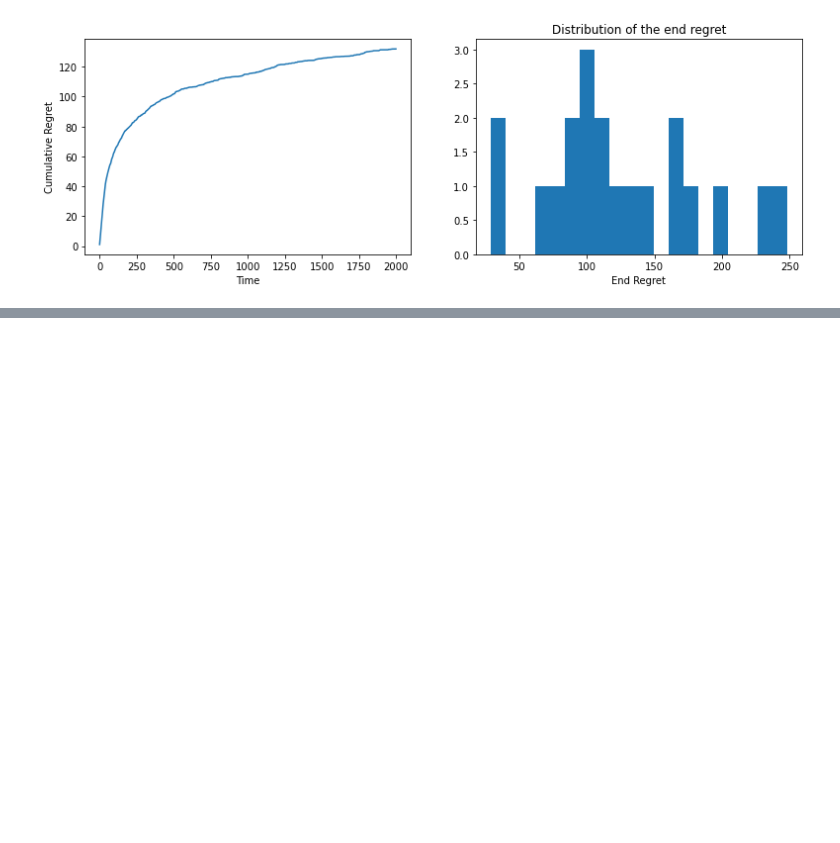
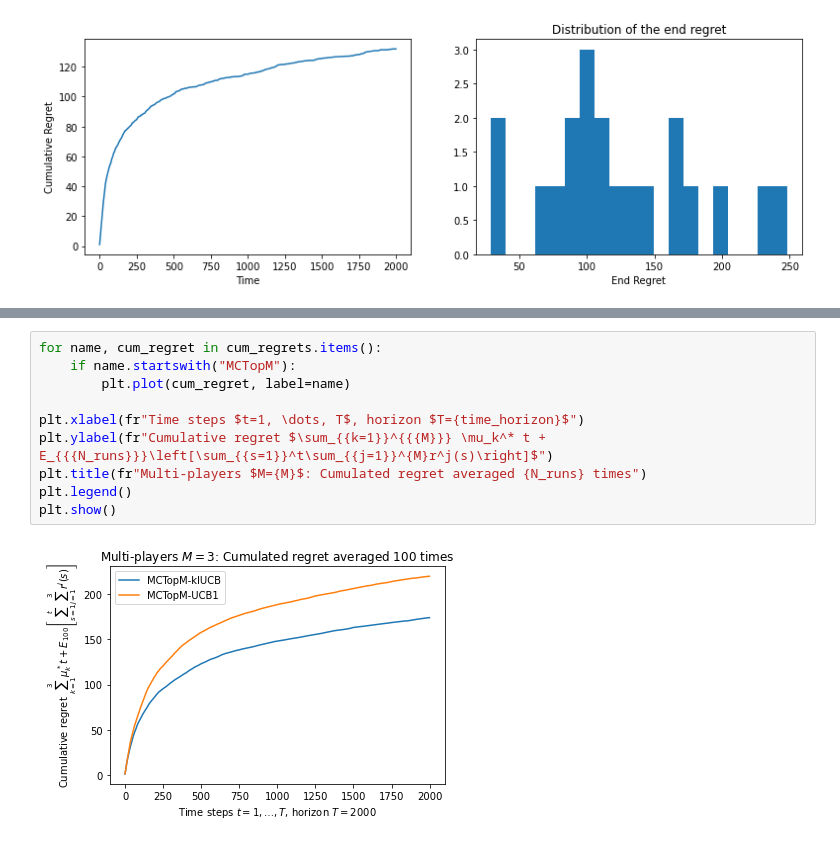
Before and after one commit to juliennonin/multiplayer-bandits, a Jupyter notebook: sandbox.ipynb, the cells around one changed output, grey strips where cells are left out. Saved outputs shown, nothing was run; the diff lists cells and outputs as text; blank space fills up the shorter version.

```diff
--- a/sandbox.ipynb
+++ b/sandbox.ipynb
@@ -43,0 +77,12 @@ plt.show()
+# %%
+for name, cum_regret in cum_regrets.items():
+    if name.startswith("MCTopM"):
+        plt.plot(cum_regret, label=name)
+
+plt.xlabel(fr"Time steps $t=1, \dots, T$, horizon $T={time_horizon}$")
+plt.ylabel(fr"Cumulative regret $\sum_{{k=1}}^{{{M}}} \mu_k^* t + E_{{{N_runs}}}\left[\sum_{{s=1}}^t\sum_{{j=1}}^{M}r^j(s)\right]$")
+plt.title(fr"Multi-players $M={M}$: Cumulated regret averaged {N_runs} times")
+plt.legend()
+plt.show()
+# %% [output]
+[figure, added]
```
Also changed, not shown: parts of 4 cells of this notebook.
